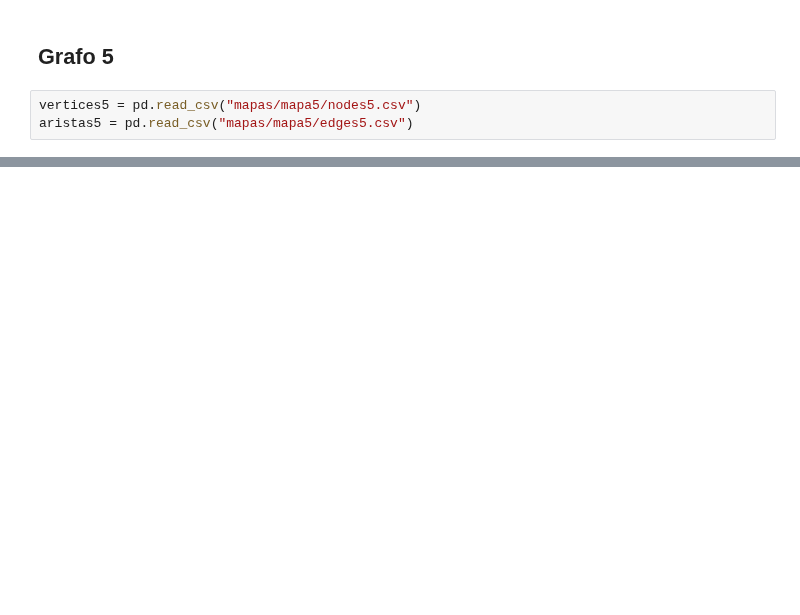
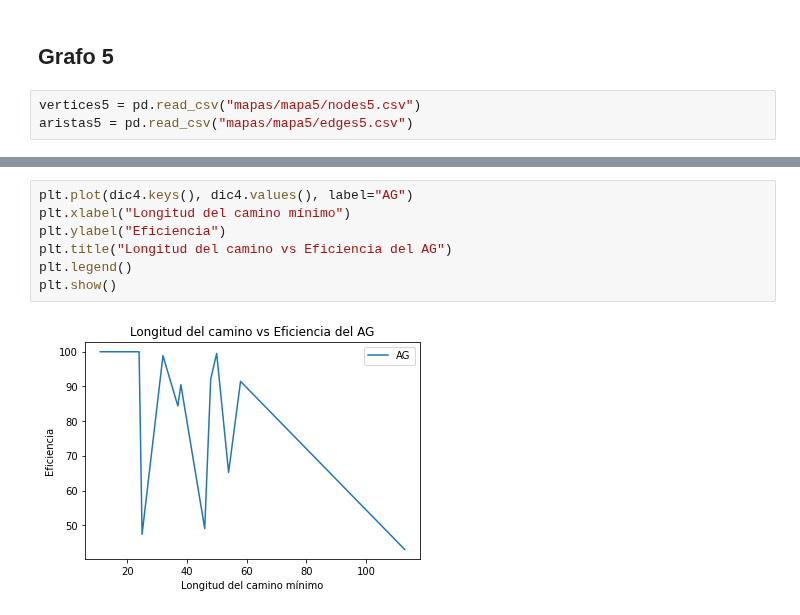
Before and after one commit to Franz04Rony/Proyecto-tesis3, a Jupyter notebook: Proyecto_tesis_3.ipynb, the cells around one changed output, grey strips where cells are left out. Drawn from its saved outputs; the diff is of its cells as text; blank space fills up the shorter version.

```diff
--- a/Proyecto_tesis_3.ipynb
+++ b/Proyecto_tesis_3.ipynb
@@ -684,0 +959,9 @@ plt.show()
+# %%
+plt.plot(dic4.keys(), dic4.values(), label="AG")
+plt.xlabel("Longitud del camino mínimo")
+plt.ylabel("Eficiencia")
+plt.title("Longitud del camino vs Eficiencia del AG")
+plt.legend()
+plt.show()
+# %% [output]
+[figure, added]
```
Also changed, not shown: parts of 32 cells of this notebook, 23 other files.
